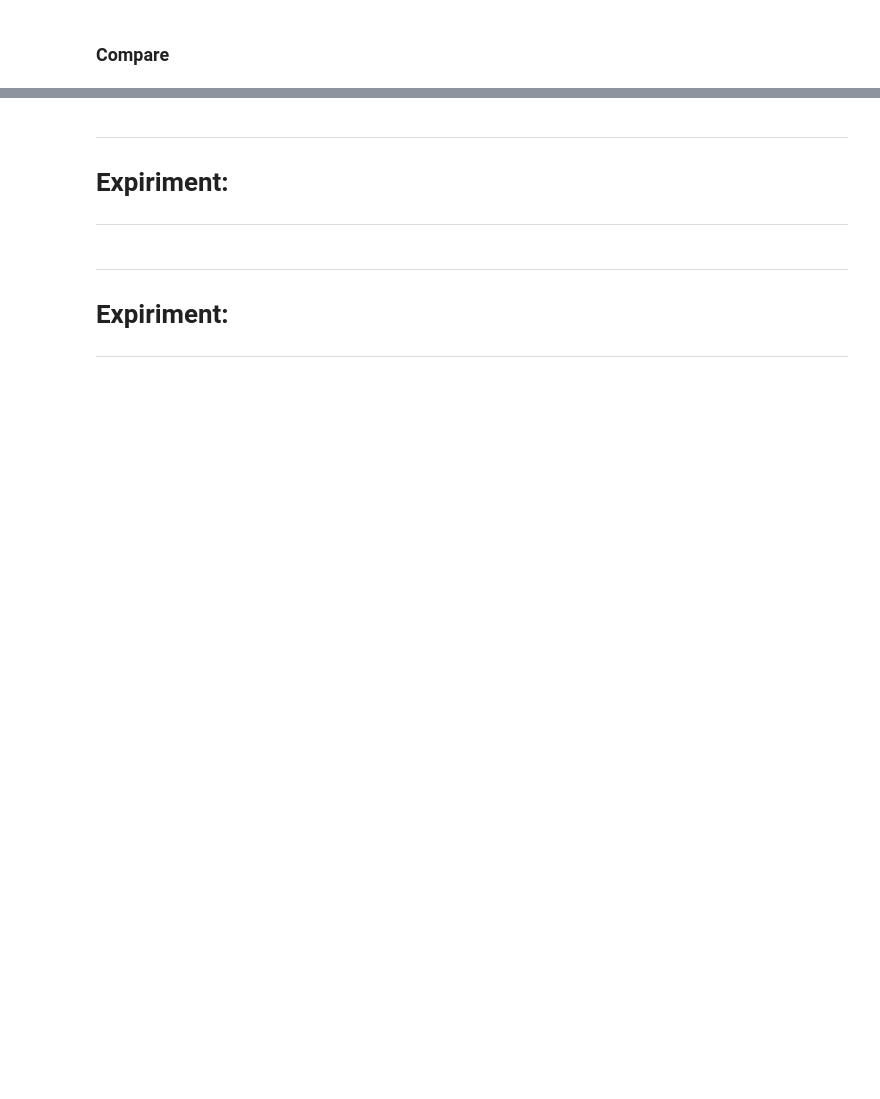
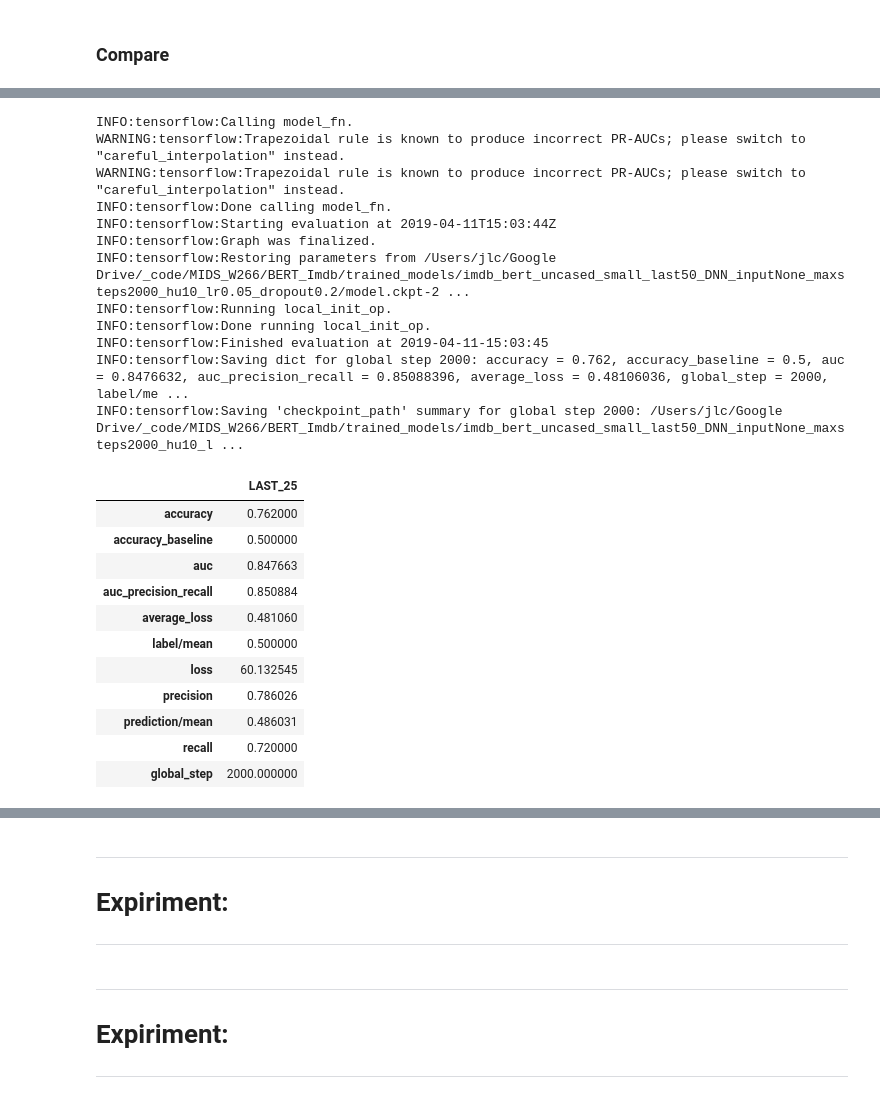
Before and after one commit to jcalvillo/BERT_Imdb, a Jupyter notebook: _notebooks/BERT Imdb experiments.ipynb, the cells around one changed output, grey strips where cells are left out. Cells and saved outputs as stored; diff of their text form; code cells hidden in the pictures; blank space fills up the shorter version.

```diff
--- a/_notebooks/BERT Imdb experiments.ipynb
+++ b/_notebooks/BERT Imdb experiments.ipynb
@@ -1035,0 +1151,26 @@ vpd.concat([df_LR01, dfTK_50, dfTK_100, dfTK_200], axis=1)
+# %%
+%%time
+
+hidden_units = [10]
+learning_rate = 0.05
+bert_model = 'bert_uncased_small_last25'
+classifier = 'DNN'
+dropout_rate = 0.2
+train_max_steps = 2000
+input_size = None # all
+
+dir_models = '/Users/jlc/Google Drive/_code/MIDS_W266/BERT_Imdb/trained_models/imdb_{}_{}_input{}_maxsteps{}_hu{}_lr{}_dropout{}'.format(
+    bert_model, classifier, input_size, train_max_steps, '_'.join([str(x) for x in hidden_units]), learning_rate, dropout_rate)
+print ('\n\nsaving to:\n\n',dir_models, '\n\n')
+
+config = tf.ConfigProto()
+run_config = RunConfig(model_dir=dir_models, session_config=config,save_checkpoints_steps=100)
+estimator = DNNClassifier(
+    hidden_units=hidden_units,
+    feature_columns=[tf.feature_column.numeric_column('feature', shape=(768,))],
+    n_classes=2,
+    config=run_config,
+    optimizer=tf.train.AdagradOptimizer(learning_rate=learning_rate),
+    dropout=dropout_rate)
+train_input_fn, dev_input_fn = get_input_fn(dir_BSU_train_last25, input_size) # BERT-small, uncased last 50 words
+estimator.train(input_fn=train_input_fn, max_steps=train_max_steps)
@@ -1035,0 +1195,29 @@ vpd.concat([df_LR01, dfTK_50, dfTK_100, dfTK_200], axis=1)
+# %%
+# result
+dfLAST_25 = pd.DataFrame.from_dict(estimator.evaluate(dev_input_fn), orient='index', columns=['LAST_25'])
+dfLAST_25
+# %% [output]
+INFO:tensorflow:Calling model_fn.
+WARNING:tensorflow:Trapezoidal rule is known to produce incorrect PR-AUCs; please switch to "careful_interpolation" instead.
+WARNING:tensorflow:Trapezoidal rule is known to produce incorrect PR-AUCs; please switch to "careful_interpolation" instead.
+INFO:tensorflow:Done calling model_fn.
+INFO:tensorflow:Starting evaluation at 2019-04-11T15:03:44Z
+INFO:tensorflow:Graph was finalized.
+INFO:tensorflow:Restoring parameters from /Users/jlc/Google Drive/_code/MIDS_W266/BERT_Imdb/trained_models/imdb_bert_uncased_small_last50_DNN_inputNone_maxsteps2000_hu10_lr0.05_dropout0.2/model.ckpt-2 ...
+INFO:tensorflow:Running local_init_op.
+INFO:tensorflow:Done running local_init_op.
+INFO:tensorflow:Finished evaluation at 2019-04-11-15:03:45
+INFO:tensorflow:Saving dict for global step 2000: accuracy = 0.762, accuracy_baseline = 0.5, auc = 0.8476632, auc_precision_recall = 0.85088396, average_loss = 0.48106036, global_step = 2000, label/me ...
+INFO:tensorflow:Saving 'checkpoint_path' summary for global step 2000: /Users/jlc/Google Drive/_code/MIDS_W266/BERT_Imdb/trained_models/imdb_bert_uncased_small_last50_DNN_inputNone_maxsteps2000_hu10_l ...
+|  | LAST_25 |
+| accuracy | 0.762000 |
+| accuracy_baseline | 0.500000 |
+| auc | 0.847663 |
+| auc_precision_recall | 0.850884 |
+| average_loss | 0.481060 |
+| label/mean | 0.500000 |
+| loss | 60.132545 |
+| precision | 0.786026 |
+| prediction/mean | 0.486031 |
+| recall | 0.720000 |
+| global_step | 2000.000000 |
```
Also changed, not shown: parts of 46 cells of this notebook, 2 other files.
